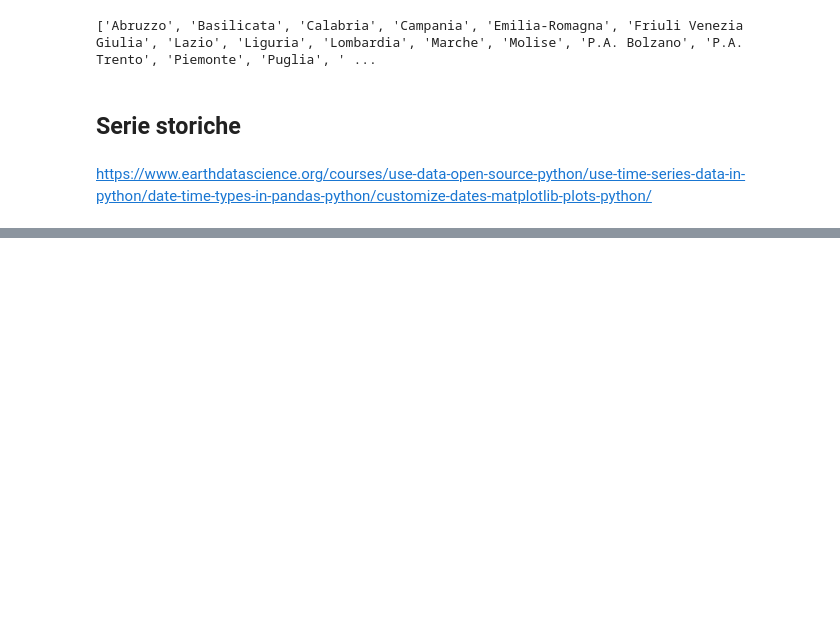
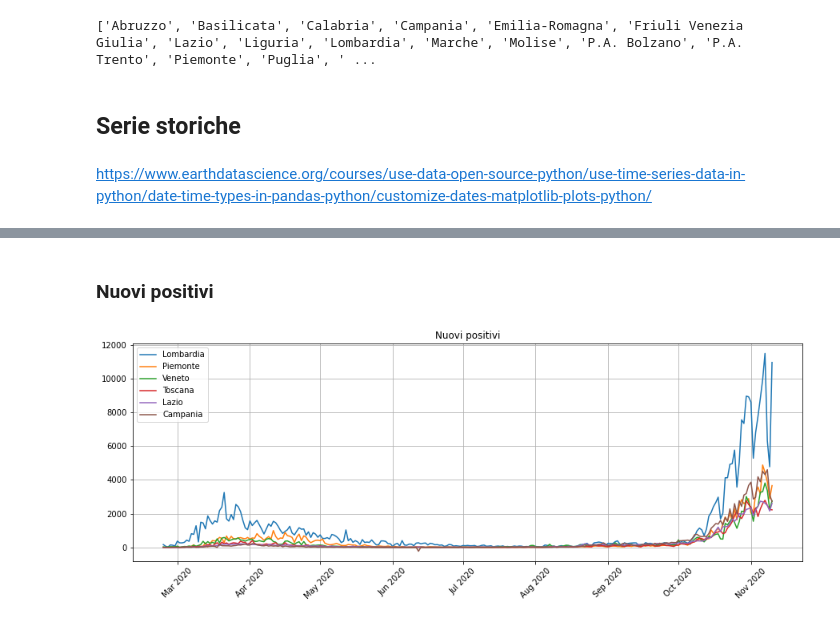
Before and after one commit to EliaStocco/COVID, a Jupyter notebook: covid.ipynb, the cells around one changed output, grey strips where cells are left out. Drawn from its saved outputs; the diff is of its cells as text; code cells hidden in the pictures; blank space fills up the shorter version.

```diff
--- a/covid.ipynb
+++ b/covid.ipynb
@@ -196,0 +286,7 @@ for c in cols:
+# %% [markdown]
+### Nuovi positivi
+# %%
+# bisognerebbe fare una media mobile
+plt_time_series(ts=time_series,var= "nuovi_positivi",regs=regs,title = "Nuovi positivi")
+# %% [output]
+[figure, added]
```
Also changed, not shown: parts of 14 cells of this notebook, 14 other files.
